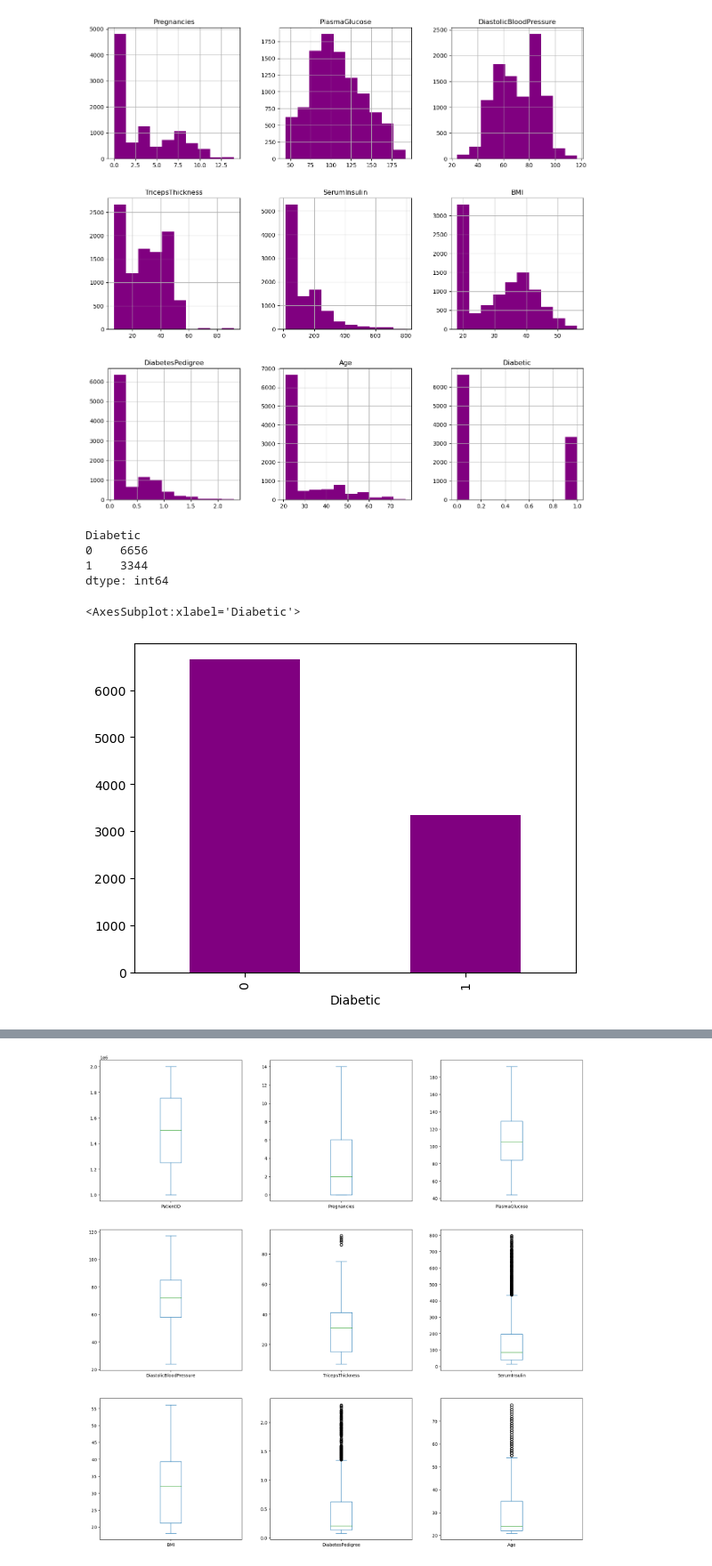
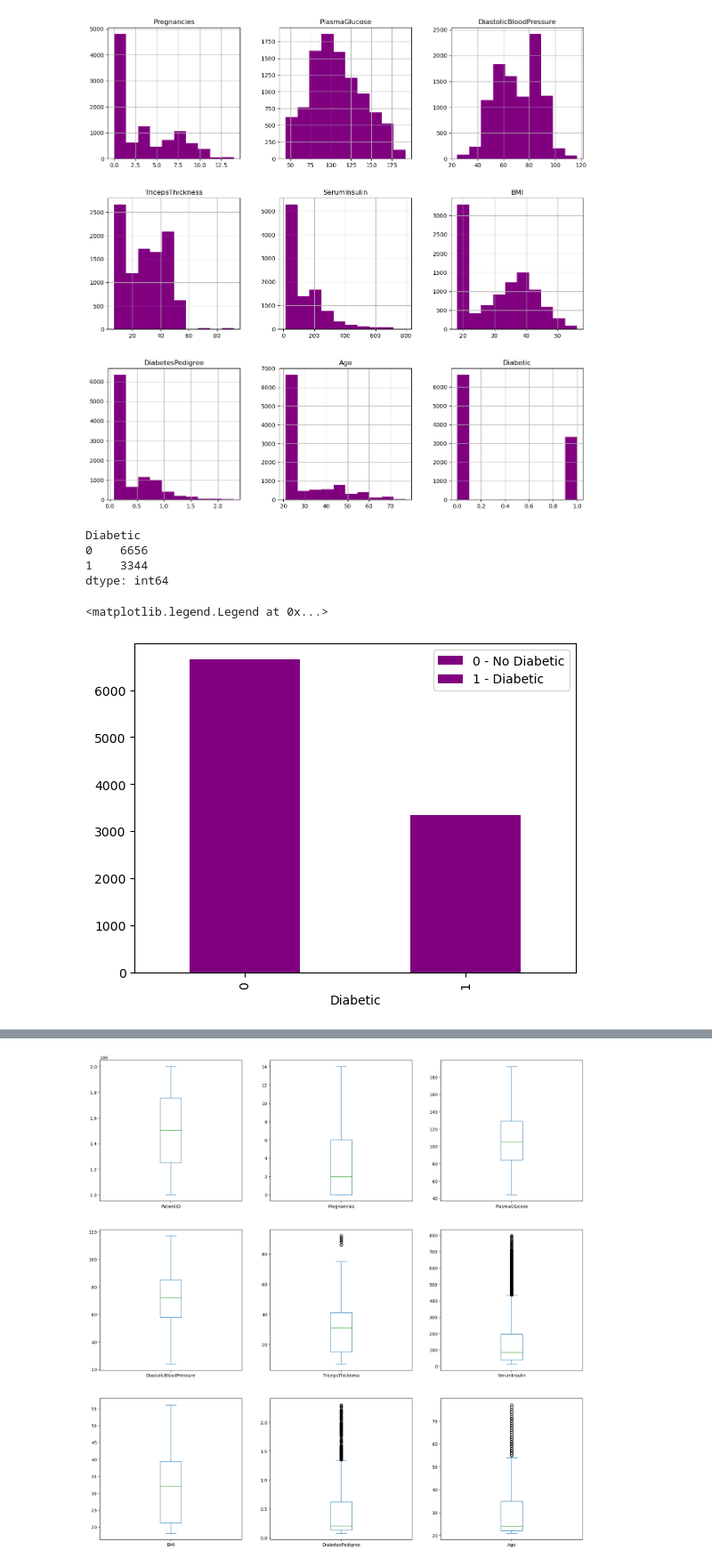
Before and after one commit to ZiGuan/Diabetes-Prediction-Using-Machine-Learning-Algorithms, a Jupyter notebook: Diabetes Prediction with Machine Learning Algorithms.ipynb, the cells around one changed output, grey strips where cells are left out. Shown at 89% size. Cells and saved outputs as stored; diff of their text form; code cells hidden in the pictures.

```diff
--- a/Diabetes Prediction with Machine Learning Algorithms.ipynb
+++ b/Diabetes Prediction with Machine Learning Algorithms.ipynb
@@ -76,12 +118,14 @@ plt.show()
 # %%
 # Class distribution to preview diabetic statistics
 result = diabetes_data.groupby('Diabetic').size()
 print(result)
-result.plot(kind='bar',color='purple')
+ax = result.plot(kind='bar',color='purple',label='0 - No Diabetic')
+ax = result.plot(kind='bar',color='purple',label='1 - Diabetic')
+ax.legend(loc='best')
 # %% [output]
 Diabetic
 0    6656
 1    3344
 dtype: int64
-<AxesSubplot:xlabel='Diabetic'>
+<matplotlib.legend.Legend at 0x...>
-[figure, old version]
+[figure, new version]
```
Also changed, not shown: parts of 41 cells of this notebook, 6 other files.
